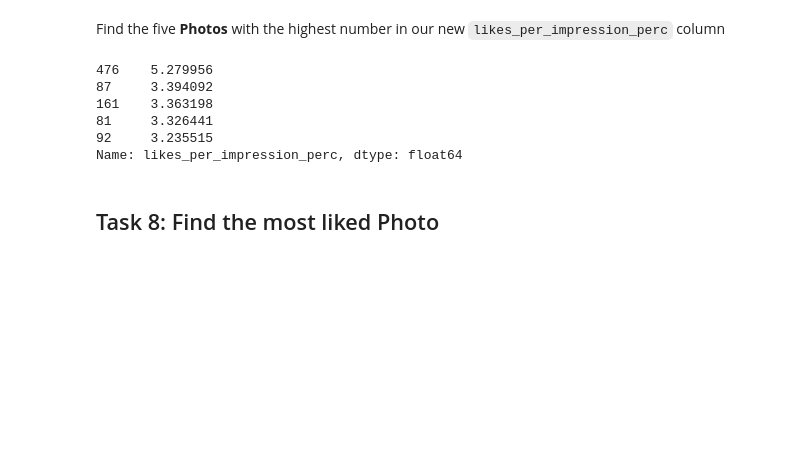
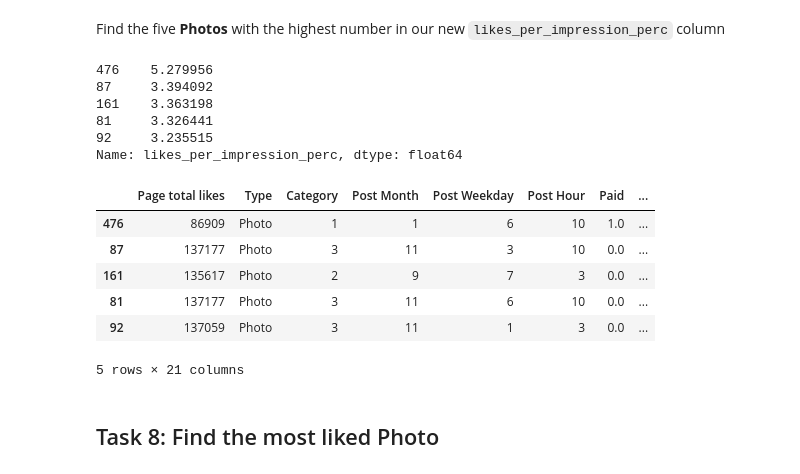
Before and after one commit to rbdaly16/NATL-DS-Live-062623, a Jupyter notebook: Phase1/Lectures/14-P1-Code-Challenge-Review.ipynb, the cells around one changed output. Saved outputs shown, nothing was run; the diff lists cells and outputs as text; code cells hidden in the pictures; blank space fills up the shorter version.

```diff
--- a/Phase1/Lectures/14-P1-Code-Challenge-Review.ipynb
+++ b/Phase1/Lectures/14-P1-Code-Challenge-Review.ipynb
@@ -253,6 +283,16 @@ df.loc[df['Type']=='Photo']['likes_per_impression_perc'].nlargest(5)
 81     3.326441
 92     3.235515
 Name: likes_per_impression_perc, dtype: float64
+# %%
+df.loc[df['Type'] == 'Photo'].sort_values(by='likes_per_impression_perc',ascending=False).head()
+# %% [output]
+|  | Page total likes | Type | Category | Post Month | Post Weekday | Post Hour | Paid | ... |
+| 476 | 86909 | Photo | 1 | 1 | 6 | 10 | 1.0 | ... |
+| 87 | 137177 | Photo | 3 | 11 | 3 | 10 | 0.0 | ... |
+| 161 | 135617 | Photo | 2 | 9 | 7 | 3 | 0.0 | ... |
+| 81 | 137177 | Photo | 3 | 11 | 6 | 10 | 0.0 | ... |
+| 92 | 137059 | Photo | 3 | 11 | 1 | 3 | 0.0 | ... |
+5 rows × 21 columns
 # %% [markdown]
 ## Task 8: Find the most liked Photo
 # %% [markdown]
```
Also changed, not shown: parts of 19 cells of this notebook.
